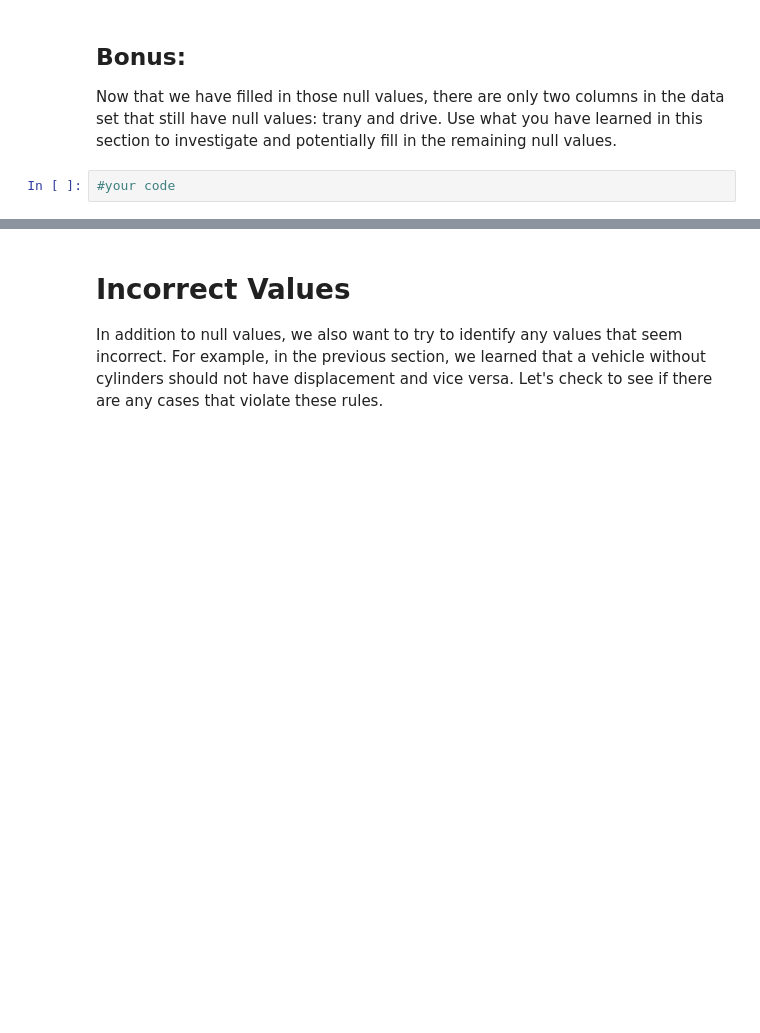
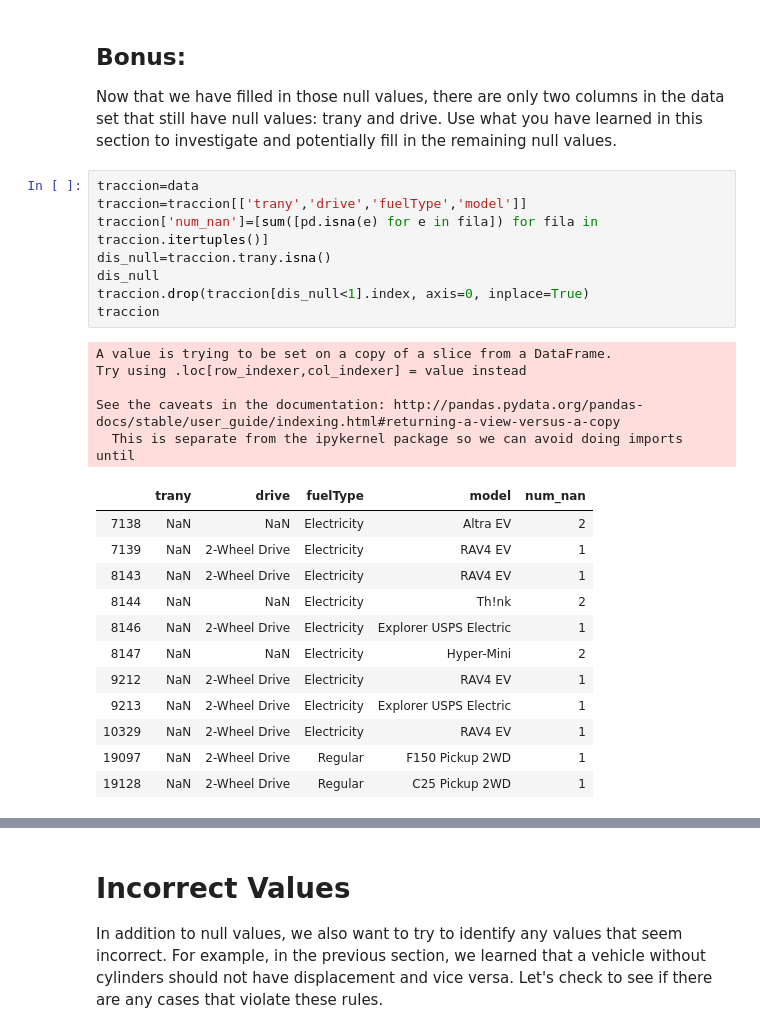
Before and after one commit to Ironhack-Data-Madrid-Octubre-2022/2.4-lab-data-cleaning, a Jupyter notebook: your-code/main.ipynb, the cells around one changed output, grey strips where cells are left out. Saved outputs shown, nothing was run; the diff lists cells and outputs as text; blank space fills up the shorter version.

```diff
--- a/your-code/main.ipynb
+++ b/your-code/main.ipynb
@@ -198,5 +198,29 @@ cilindros
 # %% [markdown]
 ## Bonus:
 Now that we have filled in those null values, there are only two columns in the data set that still have null values: trany and drive. Use what you have learned in this section to investigate and potentially fill in the remaining null values.
-# %%
-#your code
+# %%
+traccion=data
+traccion=traccion[['trany','drive','fuelType','model']]
+traccion['num_nan']=[sum([pd.isna(e) for e in fila]) for fila in traccion.itertuples()]
+dis_null=traccion.trany.isna()
+dis_null
+traccion.drop(traccion[dis_null<1].index, axis=0, inplace=True)
+traccion
+# %% [output]
+A value is trying to be set on a copy of a slice from a DataFrame.
+Try using .loc[row_indexer,col_indexer] = value instead
+
+See the caveats in the documentation: http://pandas.pydata.org/pandas-docs/stable/user_guide/indexing.html#returning-a-view-versus-a-copy
+  This is separate from the ipykernel package so we can avoid doing imports until
+|  | trany | drive | fuelType | model | num_nan |
+| 7138 | NaN | NaN | Electricity | Altra EV | 2 |
+| 7139 | NaN | 2-Wheel Drive | Electricity | RAV4 EV | 1 |
+| 8143 | NaN | 2-Wheel Drive | Electricity | RAV4 EV | 1 |
+| 8144 | NaN | NaN | Electricity | Th!nk | 2 |
+| 8146 | NaN | 2-Wheel Drive | Electricity | Explorer USPS Electric | 1 |
+| 8147 | NaN | NaN | Electricity | Hyper-Mini | 2 |
+| 9212 | NaN | 2-Wheel Drive | Electricity | RAV4 EV | 1 |
+| 9213 | NaN | 2-Wheel Drive | Electricity | Explorer USPS Electric | 1 |
+| 10329 | NaN | 2-Wheel Drive | Electricity | RAV4 EV | 1 |
+| 19097 | NaN | 2-Wheel Drive | Regular | F150 Pickup 2WD | 1 |
+| 19128 | NaN | 2-Wheel Drive | Regular | C25 Pickup 2WD | 1 |
```
Also changed, not shown: parts of 16 cells of this notebook, 1 other file.
